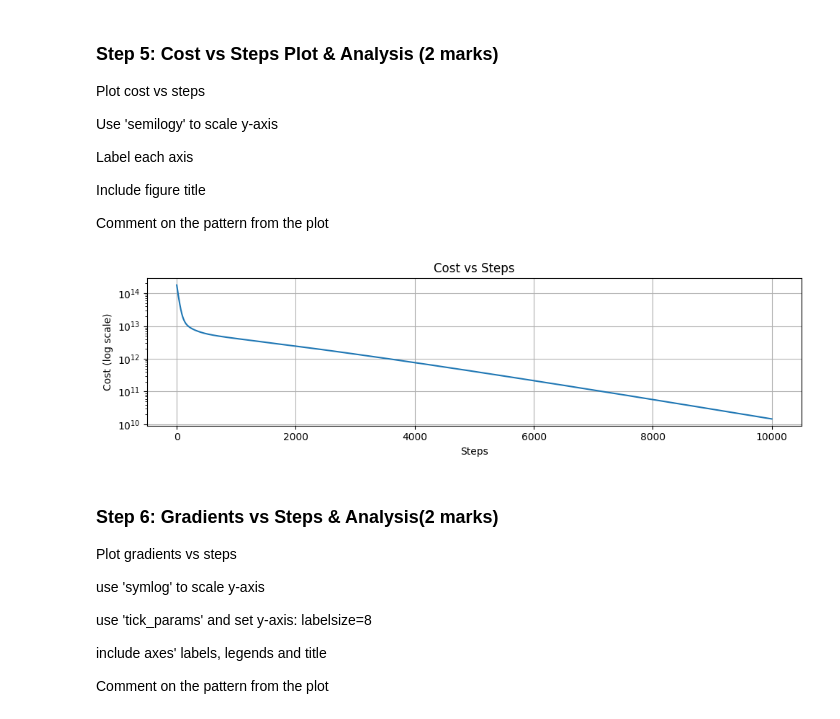
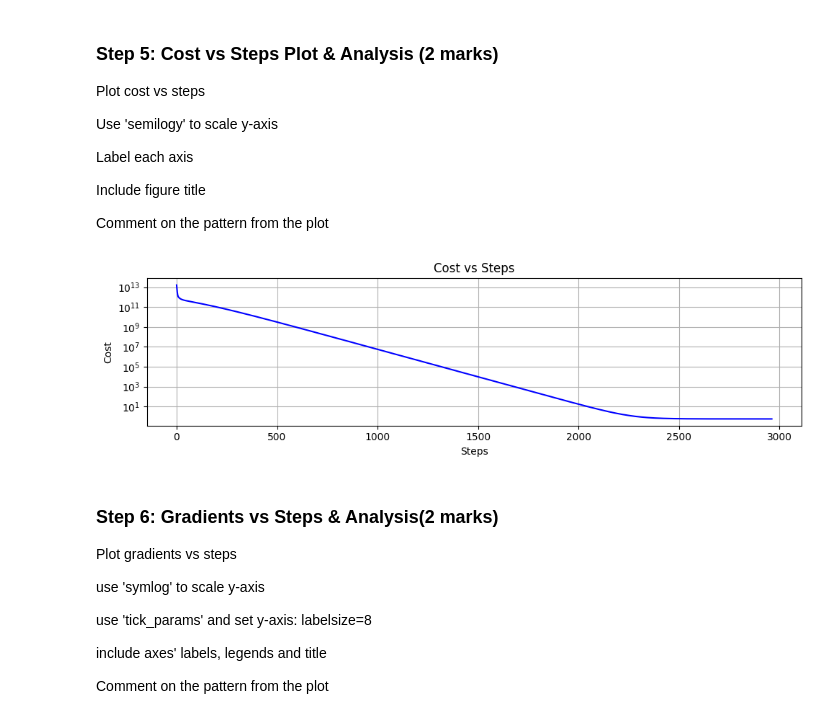
Before and after one commit to SamarthUPathak/engg680_2024_fall, a Jupyter notebook: Lab_Assignment3/Assignment3.ipynb, the cells around one changed output. Drawn from its saved outputs; the diff is of its cells as text; code cells hidden in the pictures.

```diff
--- a/Lab_Assignment3/Assignment3.ipynb
+++ b/Lab_Assignment3/Assignment3.ipynb
@@ -116,17 +117,18 @@ The function returns a 1D numpy array that contains 4 elements.
 
 
 Call euclidean_norm function to calculate geometric distance.
-# %%
-# Gradient of the cost function with respect to the unknowns (x_r, y_r, z_r, cdT)
-def gradient(r_pos, cdT, s_pos, pseudorange):
-
-    predicted_pseudorange = euclidean_norm(r_pos, s_pos) + cdT
-    residuals = predicted_pseudorange - pseudorange
-
-    grad_r = np.sum((residuals[:, np.newaxis] * (r_pos - s_pos)) / predicted_pseudorange[:, np.newaxis], axis=0)
-    grad_cdT = np.sum(residuals)
-
-    return np.append(grad_r, grad_cdT)
+# %%
+def gradient(r_pos, cdT, s_pos, pseudorange):
+
+    geometric_distance = euclidean_norm(r_pos, s_pos)
+    predicted_pseudorange = geometric_distance - cdT
+    residuals = pseudorange - predicted_pseudorange
+    grad_x_r = (-2/n) * np.sum(residuals * (r_pos[0] - s_pos[:,0]) / geometric_distance)
+    grad_y_r = (-2/n) * np.sum(residuals * (r_pos[1] - s_pos[:,1]) / geometric_distance)
+    grad_z_r = (-2/n) * np.sum(residuals * (r_pos[2] - s_pos[:,2]) / geometric_distance)
+    grad_cdt = (-2/n) * -np.sum(residuals)
+    grad = np.array([grad_x_r, grad_y_r, grad_z_r, grad_cdt])
+    return grad
 # %% [markdown]
 ### Step 3: Gradient Descent Implementation (4 marks)
 Construct the implementation function of gradient descent
@@ -145,6 +147,7 @@ These default hyperparameters values can be overridden by passing your own value
 def gradient_descent(pseudorange, s_pos, learning_rate=0.1, max_iters=10000, tolerance=1e-6):
 
     global steps_count
+    print(learning_rate)
 
     #initalize the estimates as zeros
     X = np.array([0,0,0,0])
@@ -185,7 +188,7 @@ def gradient_descent(pseudorange, s_pos, learning_rate=0.1, max_iters=10000, tol
         arr_grad.append(grad)
         arr_err.append(X[:3]-GroundTruth)
 
-    return X
+    return X, arr_cost, arr_grad, arr_err
 # %% [markdown]
 ### Step 4: Parameters Optimization & Results Printing (3 marks)
 
@@ -199,12 +202,14 @@ Print:
 *   final cost value
 *   final gradient values
 # %%
-optimized_params = gradient_descent(pseudorange, sat_pos)
+optimized_params, arr_cost, arr_grad, arr_err = gradient_descent(pseudorange, sat_pos)
+final_position_errors = arr_err[-1]
+final_cost = arr_cost[-1]
+final_gradient = arr_grad[-1]
 
 # print the mentioned metrics
-
 print("Optimized Parameters:", optimized_params)
-print("Final Position Errors:", optimized_params[:3] - GroundTruth)
+print("Final Position Errors:", final_position_errors)
 print("Steps Taken:", steps_count)
 print("Final Cost:", arr_cost[-1])
 print("Final Gradient:", arr_grad[-1])
@@ -228,22 +234,19 @@ Include figure title
 Comment on the pattern from the plot
 # %%
 fig, ax = plt.subplots(nrows=1, ncols=1, figsize=(10, 3))
-ax.semilogy(range(len(arr_cost)), arr_cost)
+ax.semilogy(arr_cost, linestyle= '-', color='b')
 ax.set_xlabel("Steps")
-ax.set_ylabel("Cost (log scale)")
+ax.set_ylabel("Cost")
 ax.set_title("Cost vs Steps")
 ax.grid(True)
 fig.tight_layout()
 plt.show()
 
+
 # Comment on the pattern
-
-# Initially, the cost decreases rapidly as the gradient descent algorithm starts adjusting the parameters.
-# As the iterations progress, the rate of decrease in cost becomes slower, suggesting that the algorithm is approaching convergence.
-# Towards the end of the iterations, the cost stabilizes, indicating that further adjustments have little effect on reducing the cost.
-# There are no significant fluctuations in the cost values, suggesting a stable optimization process without oscillations.
+# The pattern shows an efficient convergence of the gradient descent algorithm, with an initial steep decrease in cost followed by gradual convergence to a stable minimum.
 # %% [output]
-[figure, old version]
+[figure, new version]
 # %% [markdown]
 ### Step 6: Gradients vs Steps & Analysis(2 marks)
 Plot gradients vs steps
```
Also changed, not shown: parts of 13 cells of this notebook.
